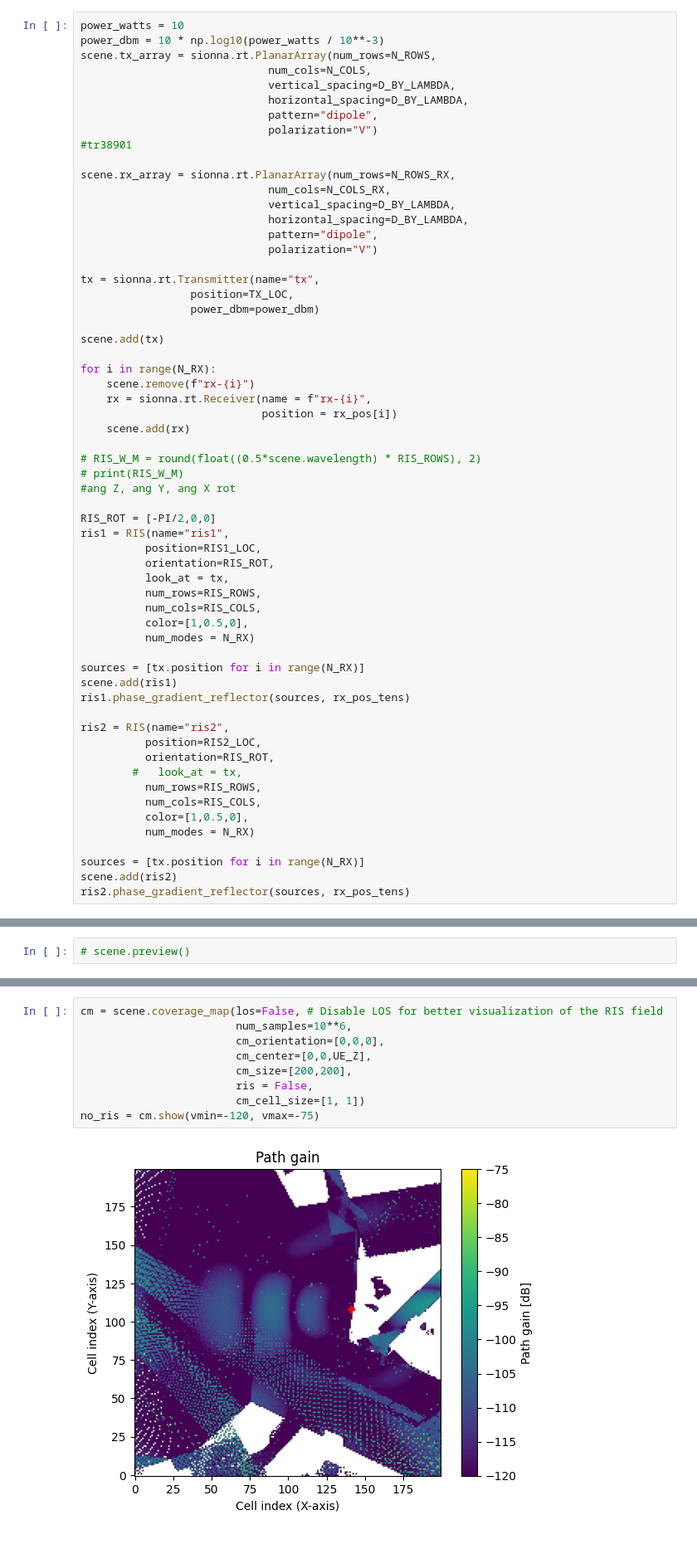
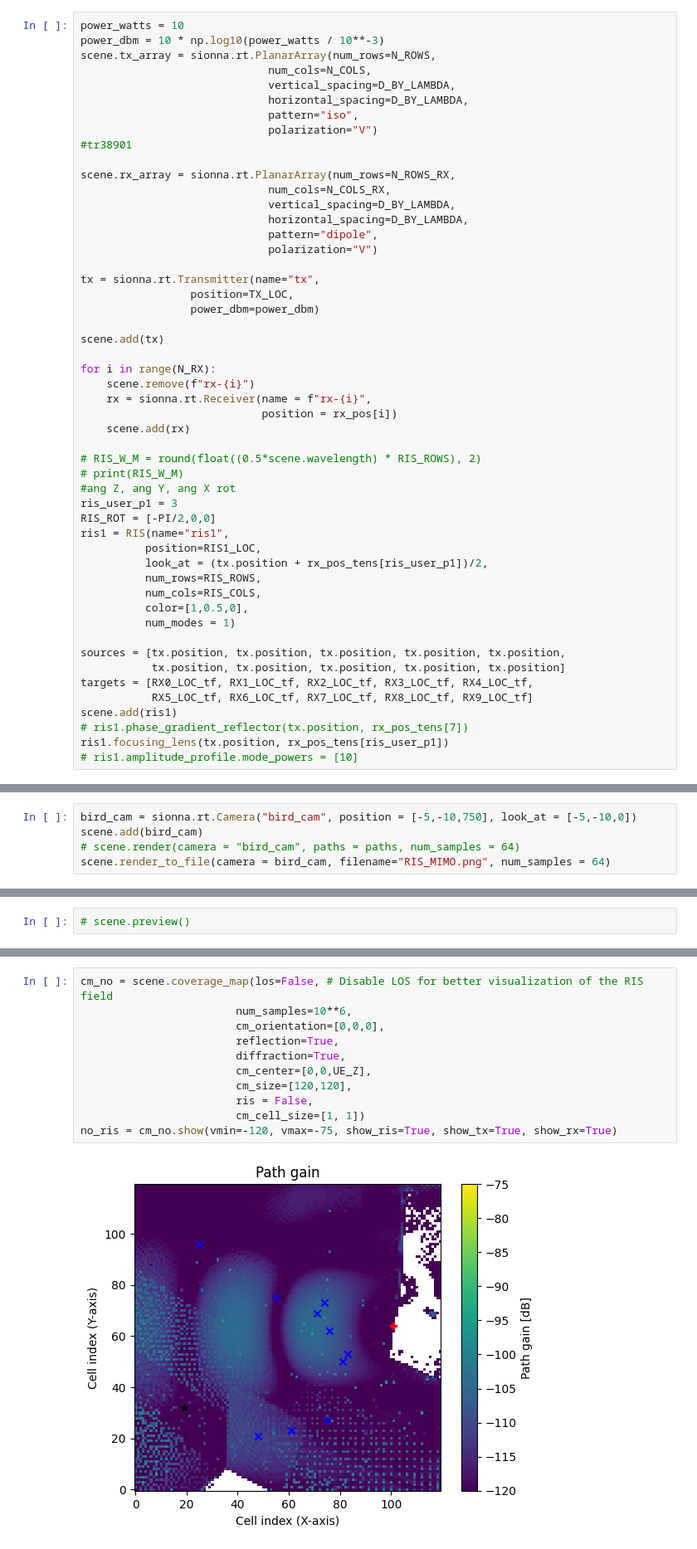
Before and after one commit to ear0/ECE575FP, a Jupyter notebook: ris_mimo.ipynb, the cells around one changed output, grey strips where cells are left out. Shown at 83% size. Cells and saved outputs as stored; diff of their text form.

```diff
--- a/ris_mimo.ipynb
+++ b/ris_mimo.ipynb
@@ -135,7 +154,7 @@ scene.tx_array = sionna.rt.PlanarArray(num_rows=N_ROWS,
                              num_cols=N_COLS,
                              vertical_spacing=D_BY_LAMBDA,
                              horizontal_spacing=D_BY_LAMBDA,
-                             pattern="dipole",
+                             pattern="iso",
                              polarization="V")
 #tr38901
 
@@ -161,31 +180,22 @@ for i in range(N_RX):
 # RIS_W_M = round(float((0.5*scene.wavelength) * RIS_ROWS), 2)
 # print(RIS_W_M)
 #ang Z, ang Y, ang X rot
-
+ris_user_p1 = 3
 RIS_ROT = [-PI/2,0,0]
 ris1 = RIS(name="ris1",
           position=RIS1_LOC,
-          orientation=RIS_ROT,
-          look_at = tx,
+          look_at = (tx.position + rx_pos_tens[ris_user_p1])/2,
           num_rows=RIS_ROWS,
           num_cols=RIS_COLS,
           color=[1,0.5,0],
-          num_modes = N_RX)
+          num_modes = 1)
 
-sources = [tx.position for i in range(N_RX)]
+sources = [tx.position, tx.position, tx.position, tx.position, tx.position,
+           tx.position, tx.position, tx.position, tx.position, tx.position]
+targets = [RX0_LOC_tf, RX1_LOC_tf, RX2_LOC_tf, RX3_LOC_tf, RX4_LOC_tf,
+           RX5_LOC_tf, RX6_LOC_tf, RX7_LOC_tf, RX8_LOC_tf, RX9_LOC_tf]
 scene.add(ris1)
-ris1.phase_gradient_reflector(sources, rx_pos_tens)
-
-ris2 = RIS(name="ris2",
-          position=RIS2_LOC,
-          orientation=RIS_ROT,
-        #   look_at = tx,
-          num_rows=RIS_ROWS,
-          num_cols=RIS_COLS,
-          color=[1,0.5,0],
-          num_modes = N_RX)
-
-sources = [tx.position for i in range(N_RX)]
-scene.add(ris2)
-ris2.phase_gradient_reflector(sources, rx_pos_tens)
+# ris1.phase_gradient_reflector(tx.position, rx_pos_tens[7])
+ris1.focusing_lens(tx.position, rx_pos_tens[ris_user_p1])
+# ris1.amplitude_profile.mode_powers = [10]
 # %%
@@ -196,0 +209,5 @@ paths  = scene.compute_paths(max_depth = 4)
+# %%
+bird_cam = sionna.rt.Camera("bird_cam", position = [-5,-10,750], look_at = [-5,-10,0])
+scene.add(bird_cam)
+# scene.render(camera = "bird_cam", paths = paths, num_samples = 64)
+scene.render_to_file(camera = bird_cam, filename="RIS_MIMO.png", num_samples = 64)
@@ -205,11 +287,13 @@ paths  = scene.compute_paths(max_depth = 4)
 # %%
-cm = scene.coverage_map(los=False, # Disable LOS for better visualization of the RIS field
+cm_no = scene.coverage_map(los=False, # Disable LOS for better visualization of the RIS field
                         num_samples=10**6,
                         cm_orientation=[0,0,0],
+                        reflection=True,
+                        diffraction=True,
                         cm_center=[0,0,UE_Z],
-                        cm_size=[200,200],
+                        cm_size=[120,120],
                         ris = False,
                         cm_cell_size=[1, 1])
-no_ris = cm.show(vmin=-120, vmax=-75)
+no_ris = cm_no.show(vmin=-120, vmax=-75, show_ris=True, show_tx=True, show_rx=True)
 # %% [output]
-[figure, old version]
+[figure, new version]
```
Also changed, not shown: parts of 14 cells of this notebook, 1 other file.
